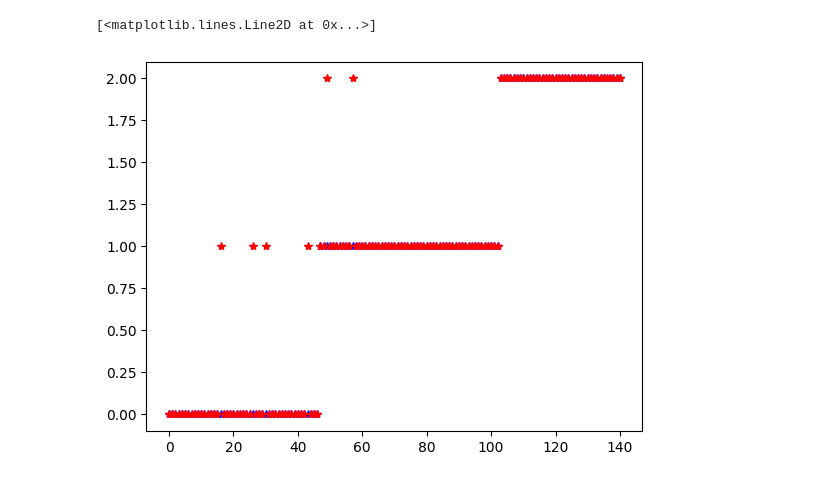
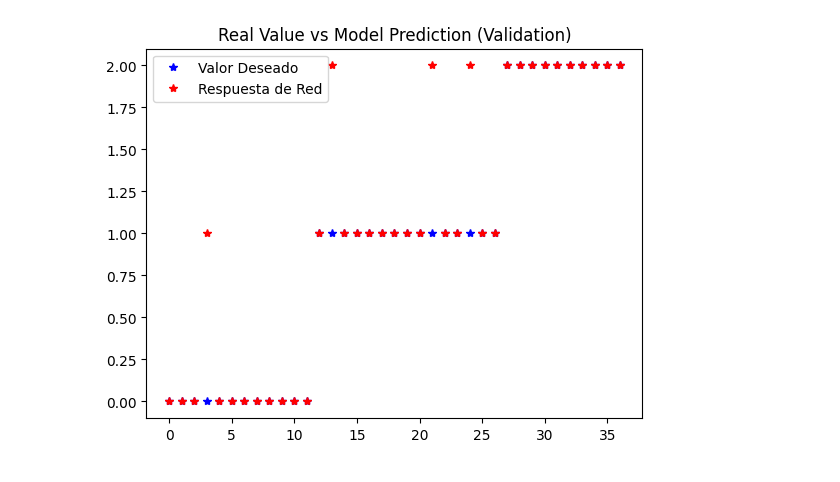
Before and after one commit to coss-fz/basics-neural-networks, a Jupyter notebook: tensorflow_keras_example.ipynb, the cells around one changed output. Drawn from its saved outputs; the diff is of its cells as text; code cells hidden in the pictures.

Commit message:
all models are working properly

```diff
--- a/tensorflow_keras_example.ipynb
+++ b/tensorflow_keras_example.ipynb
@@ -109,7 +157,9 @@ for i in range(len(y_pred_train)):
 # %%
 plt.figure()
-plt.plot(y_train, '*b', label='Valor Deseado')
-plt.plot(y_pred_train_labels, '*r', label='Respuesta de Red')
+plt.title("Real Value vs Model Prediction (Validation)")
+plt.plot(y_val, '*b', label='Valor Deseado')
+plt.plot(y_pred_labels, '*r', label='Respuesta de Red')
+plt.legend()
+plt.show()
 # %% [output]
-[<matplotlib.lines.Line2D at 0x...>]
-[figure, old version]
+[figure, new version]
```
Also changed, not shown: parts of 22 cells of this notebook, 3 other files.
